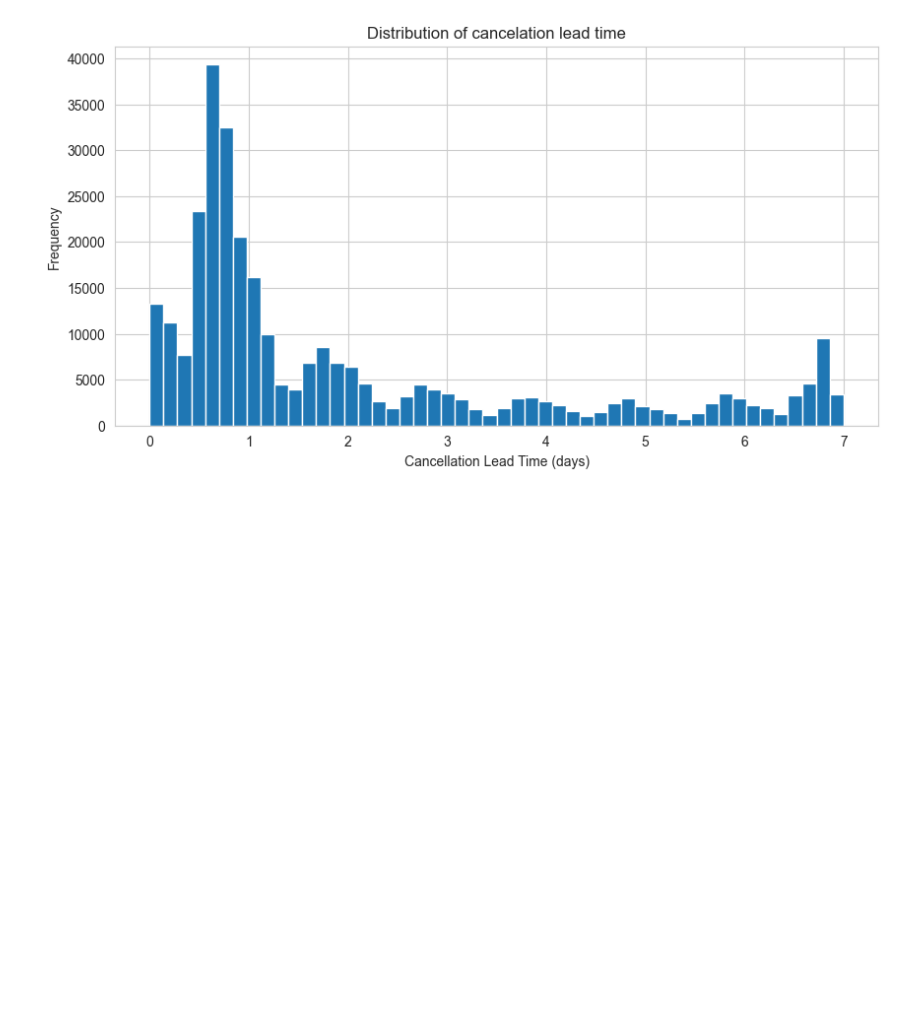
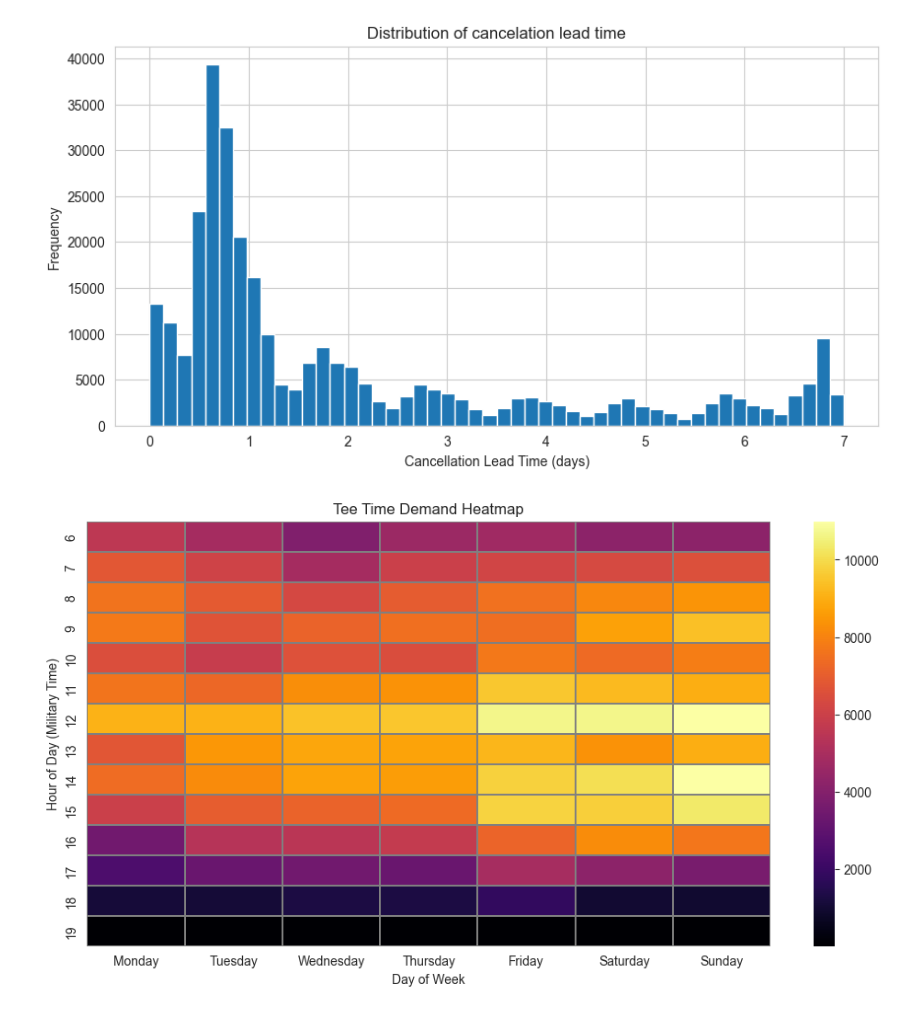
Before and after one commit to Dshaw630/bethpage-tee-time-analysis, a Jupyter notebook: notebooks/03_exploratory_analysis.ipynb, the cells around one changed output. Drawn from its saved outputs; the diff is of its cells as text; code cells hidden in the pictures; blank space fills up the shorter version.

```diff
--- a/notebooks/03_exploratory_analysis.ipynb
+++ b/notebooks/03_exploratory_analysis.ipynb
@@ -399,3 +399,83 @@ plt.show()
 [figure]
 [figure]
 [figure]
+# %%
+#Organized thoughts from initial EDA work
+
+#phase 1 - System Baseline
+##understand supply & demand distribution. Identify high demand / high value inventory
+
+#demand by hour of day and day of week
+#DOW vs Hour heatmap
+demand_heatmap_data = df2.groupby([df["tee_time"].dt.hour,df["tee_time"].dt.dayofweek]).size().unstack()
+demand_heatmap_data.columns = ["Monday", "Tuesday", "Wednesday","Thursday", "Friday", "Saturday", "Sunday"]
+
+#demand_heatmap
+plt.figure(figsize=(12,6))
+sns.heatmap(demand_heatmap_data,cmap="inferno",linecolor="gray",linewidths=.1)
+plt.title("Tee Time Demand Heatmap")
+plt.ylabel("Hour of Day (Military Time)")
+plt.xlabel("Day of Week")
+plt.show()
+
+#day by hour bar chart
+demand_heatmap_data.T.plot(kind="bar",figsize=(25,6),width=1.0)
+plt.title("Hourly Tee Time Demand by Day")
+plt.legend(title="Hour of Day")
+plt.xlabel("Hour of Day")
+plt.ylabel("Number of Reservations")
+plt.xticks(rotation=0)
+plt.show()
+
+#peak demand time by DOW
+peak_demand_data = demand_heatmap_data.copy()
+demand_dist_table = pd.DataFrame(index=peak_demand_data.columns, columns=["Peak_Demand_Hour","Peak_Hr_2"
+                                                                         ,"Peak_Hr_3","Peak_Hr_4"])
+for col in peak_demand_data.columns:
+    col_sort = peak_demand_data[col].copy().sort_values(ascending=False)
+    demand_dist_table.loc[col] = col_sort.head(4).index
+
+display(demand_dist_table)
+
+high_demand_bookings = df2[(df2["tee_time"].dt.hour>=11)&(df2["tee_time"].dt.hour<16)]
+display(high_demand_bookings)
+print(f"Percent of bookings within 11am-3pm:{len(high_demand_bookings)}")
+##Define "high value demand" as slots between 11am and 3pm (including bookings within )
+
+#total cancellations
+total_bookings = len(df2)
+total_cancellations = len(df2_cancellation)
+total_cancellation_rate = total_cancellations/total_bookings
+print(f'''Cancellation stats:
+Total bookings: {total_bookings}
+Total cancellations: {total_cancellations}
+Overall cancellation rate: {total_cancellation_rate:.2%}
+''')
+
+#Annual trend
+valid_cancellations = df2.loc[~df2["invalid_cancellation"]]
+
+rounds_by_year = valid_cancellations["tee_time"].groupby(valid_cancellations["tee_time"].dt.year).count().rename("rounds")
+
+cancellations_by_year = valid_cancellations.loc[valid_cancellations["status_text"]=="cancelled"].groupby(
+    valid_cancellations["tee_time"].dt.year)["tee_time"].count().rename("cancellations")
+
+plays_by_year = valid_cancellations.loc[valid_cancellations["status_text"]=="played"].groupby(
+    valid_cancellations["tee_time"].dt.year)["tee_time"].count().rename("played rounds")
+
+unknown_by_year = valid_cancellations.loc[valid_cancellations["status_text"]=="unknown"].groupby(
+    valid_cancellations["tee_time"].dt.year)["tee_time"].count().rename("unknown status")
+
+status_text_dist = pd.concat([cancellations_by_year,plays_by_year,unknown_by_year],axis=1)
+
+status_text_dist_graph = status_text_dist.plot.bar(stacked=True, title="status_text distribution by year")
+status_text_dist_graph.set_xlabel('Year')
+status_text_dist_graph.set_ylabel('Count')
+fig = status_text_dist_graph.get_figure()
+status_text_dist_graph.legend(
+    loc='upper left',
+    bbox_to_anchor=(1, 1)
+)
+display(status_text_dist_graph)
+# %% [output]
+[figure, added]
```
Also changed, not shown: parts of 1 cell of this notebook.
